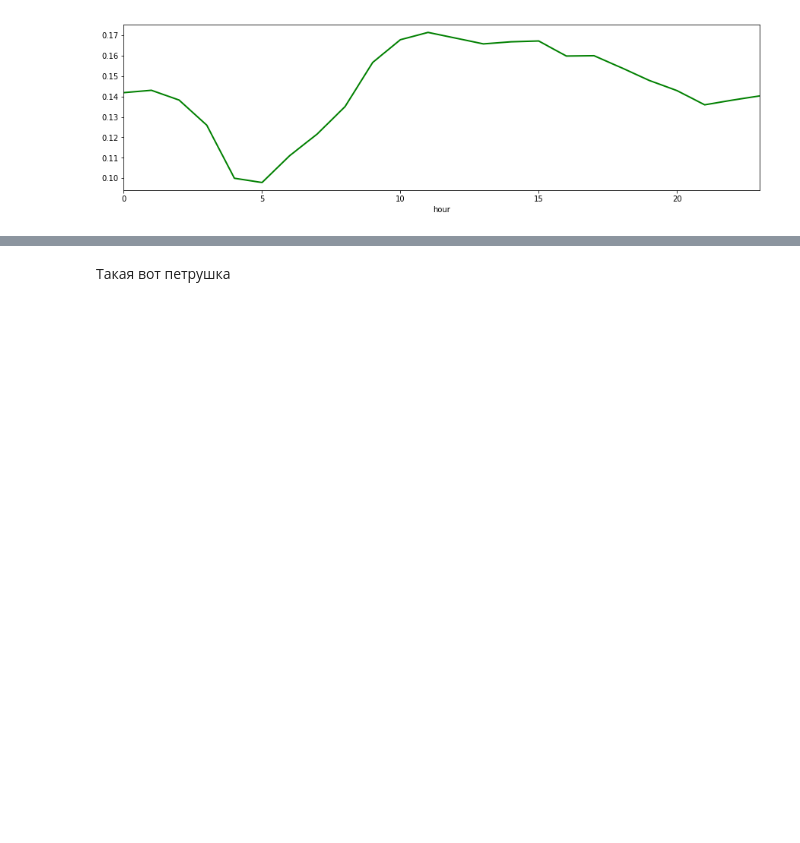
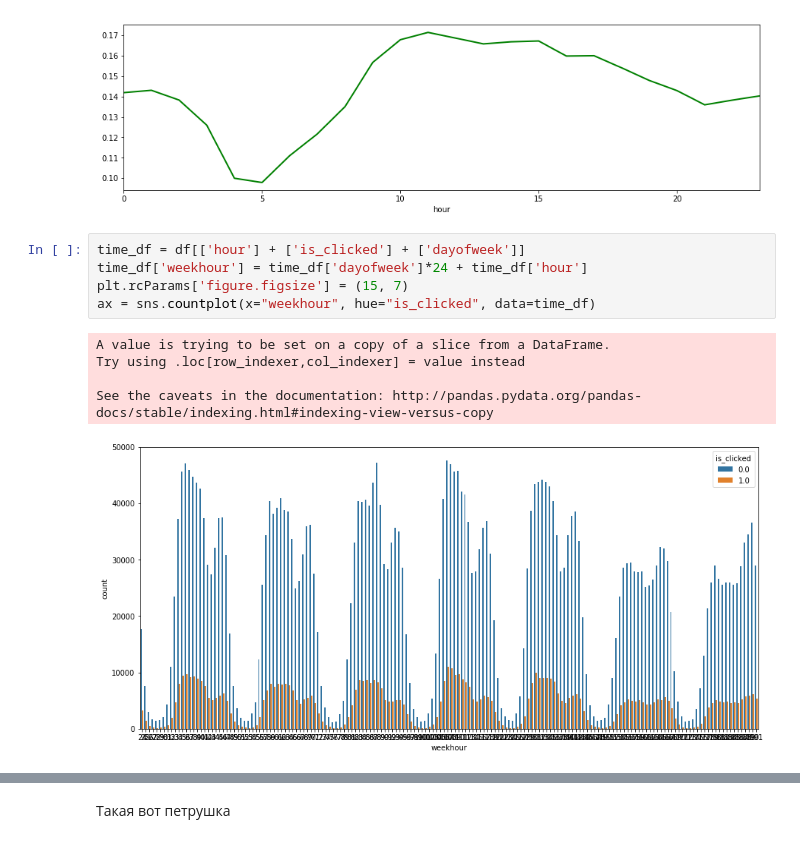
Before and after one commit to JustM57/TicketLand, a Jupyter notebook: test, train, clicks - time.ipynb, the cells around one changed output, grey strips where cells are left out. Drawn from its saved outputs; the diff is of its cells as text; blank space fills up the shorter version.

Commit message:
weekhour+mean submission

```diff
--- a/test, train, clicks - time.ipynb
+++ b/test, train, clicks - time.ipynb
@@ -82,3 +83,14 @@ year_df.groupby(['hour'])['is_clicked'].mean().plot(color='green',  lw=2, ls='so
 # %% [output]
 <matplotlib.axes._subplots.AxesSubplot at 0x...>
 [figure]
+# %%
+time_df = df[['hour'] + ['is_clicked'] + ['dayofweek']]
+time_df['weekhour'] = time_df['dayofweek']*24 + time_df['hour']
+plt.rcParams['figure.figsize'] = (15, 7)
+ax = sns.countplot(x="weekhour", hue="is_clicked", data=time_df)
+# %% [output]
+A value is trying to be set on a copy of a slice from a DataFrame.
+Try using .loc[row_indexer,col_indexer] = value instead
+
+See the caveats in the documentation: http://pandas.pydata.org/pandas-docs/stable/indexing.html#indexing-view-versus-copy
+[figure, added]
```
Also changed, not shown: parts of 7 cells of this notebook.
